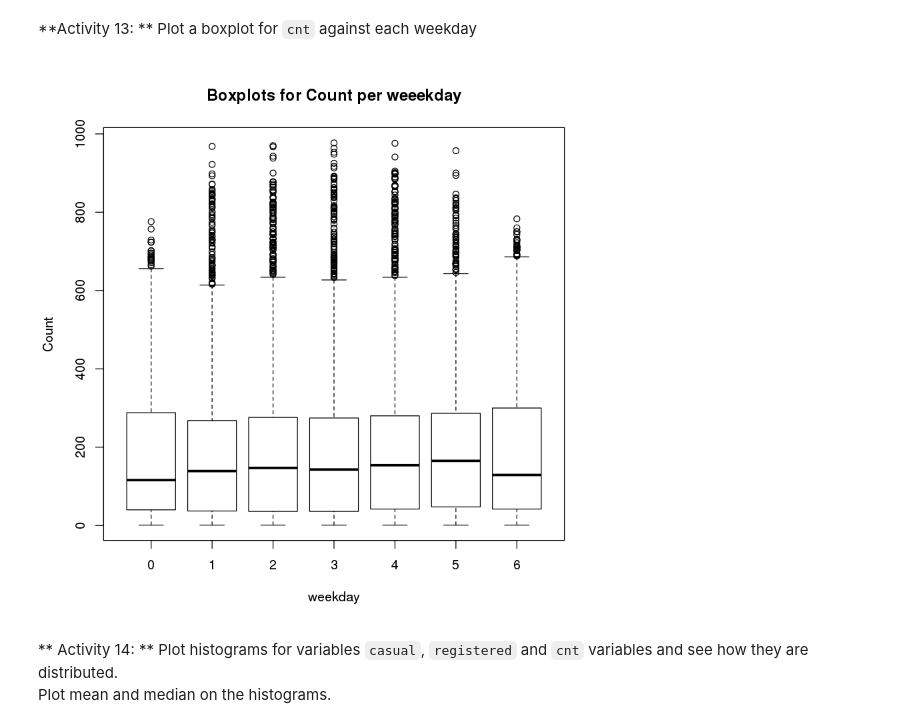
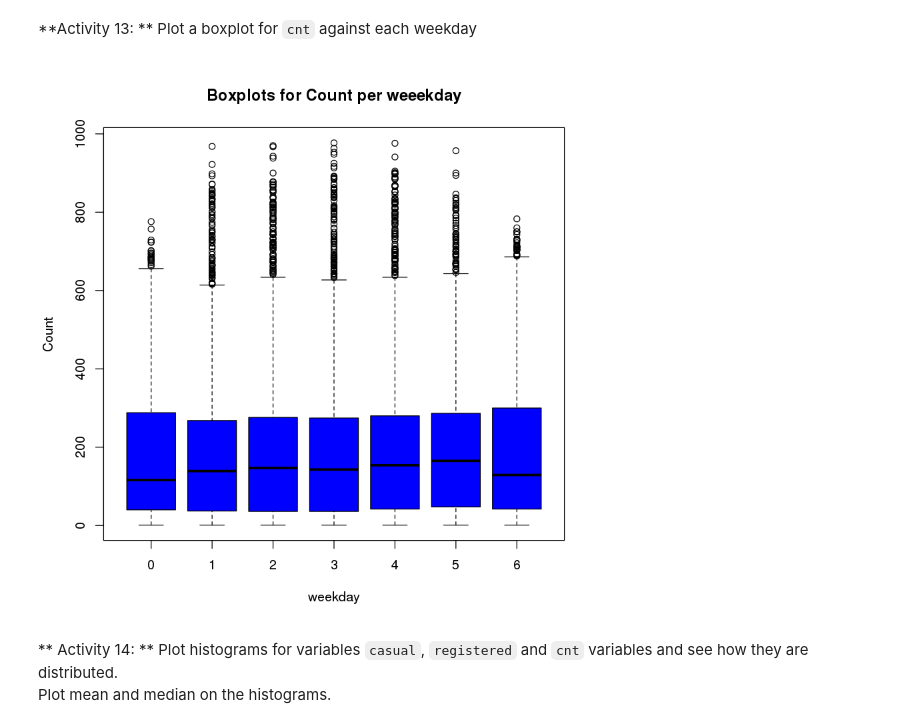
Before and after one commit to asouleymane/Mat-Stat-foundations, a Jupyter notebook: modules/module1/exercises/exercises.ipynb, the cells around one changed output. Saved outputs shown, nothing was run; the diff lists cells and outputs as text; code cells hidden in the pictures.

```diff
--- a/modules/module1/exercises/exercises.ipynb
+++ b/modules/module1/exercises/exercises.ipynb
@@ -384,10 +378,10 @@ barplot(day_means, main="Average Daily bike share  Distribution",ylab="Number of
 **Activity 13: ** Plot a boxplot for `cnt` against each weekday
 # %%
 #Code for activity 13 goes here.........
-boxplot(cnt~weekday,data=bikeshare_hour, main="Boxplots for Count per weeekday",
+boxplot(cnt~weekday,data=bikeshare_hour,col="blue",main="Boxplots for Count per weeekday",
   	xlab="weekday", ylab="Count")
 # %% [output]
-[figure, old version]
+[figure, new version]
 # %% [markdown]
 ** Activity 14: ** Plot histograms for variables `casual`, `registered` and `cnt` variables and see how they are distributed.
 Plot mean and median on the histograms.
```
Also changed, not shown: parts of 9 cells of this notebook, 5 other files.
